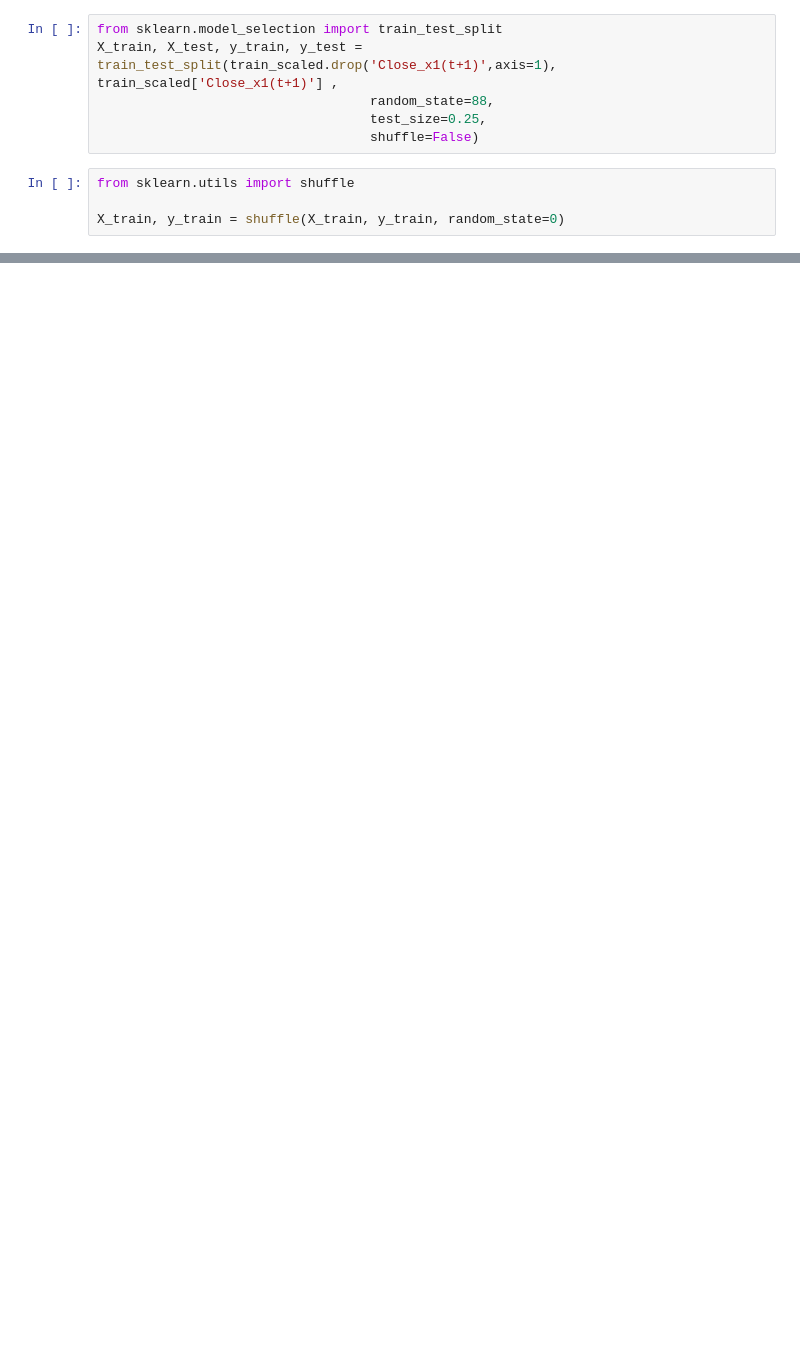
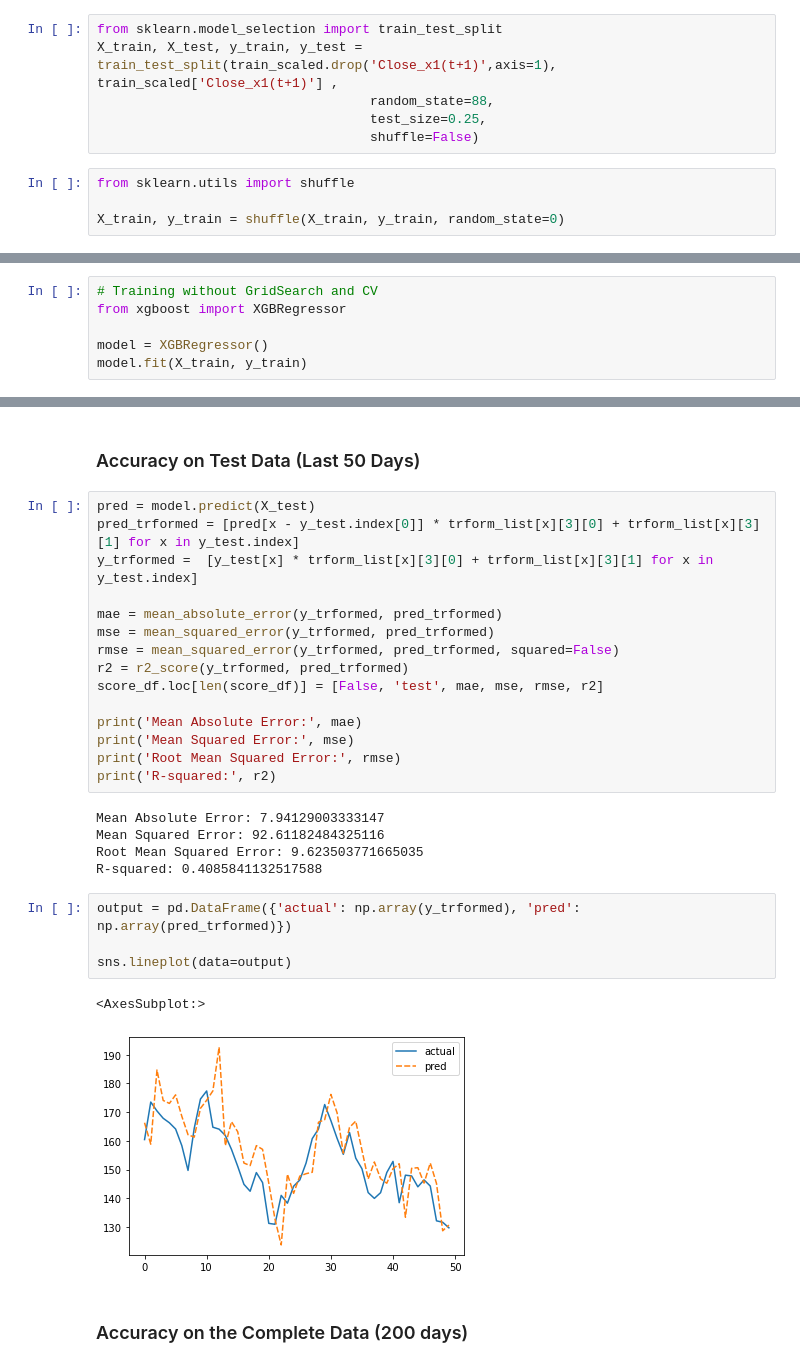
Before and after one commit to HsinZhengWei/BT4222, a Jupyter notebook: xgboost_train.ipynb, the cells around one changed output, grey strips where cells are left out. Saved outputs shown, nothing was run; the diff lists cells and outputs as text; blank space fills up the shorter version.

Commit message:
xgboost and relevant notebook

```diff
--- a/xgboost_train.ipynb
+++ b/xgboost_train.ipynb
@@ -161,0 +196,6 @@ Name: Close_x1(t+1), Length: 150, dtype: float64
+# %%
+# Training without GridSearch and CV
+from xgboost import XGBRegressor
+
+model = XGBRegressor()
+model.fit(X_train, y_train)
@@ -161,0 +213,31 @@ Name: Close_x1(t+1), Length: 150, dtype: float64
+# %% [markdown]
+### Accuracy on Test Data (Last 50 Days)
+# %%
+pred = model.predict(X_test)
+pred_trformed = [pred[x - y_test.index[0]] * trform_list[x][3][0] + trform_list[x][3][1] for x in y_test.index]
+y_trformed =  [y_test[x] * trform_list[x][3][0] + trform_list[x][3][1] for x in y_test.index]
+
+mae = mean_absolute_error(y_trformed, pred_trformed)
+mse = mean_squared_error(y_trformed, pred_trformed)
+rmse = mean_squared_error(y_trformed, pred_trformed, squared=False)
+r2 = r2_score(y_trformed, pred_trformed)
+score_df.loc[len(score_df)] = [False, 'test', mae, mse, rmse, r2]
+
+print('Mean Absolute Error:', mae)
+print('Mean Squared Error:', mse)
+print('Root Mean Squared Error:', rmse)
+print('R-squared:', r2)
+# %% [output]
+Mean Absolute Error: 7.94129003333147
+Mean Squared Error: 92.61182484325116
+Root Mean Squared Error: 9.623503771665035
+R-squared: 0.4085841132517588
+# %%
+output = pd.DataFrame({'actual': np.array(y_trformed), 'pred': np.array(pred_trformed)})
+
+sns.lineplot(data=output)
+# %% [output]
+<AxesSubplot:>
+[figure, added]
+# %% [markdown]
+### Accuracy on the Complete Data (200 days)
```
Also changed, not shown: parts of 47 cells of this notebook, 4 other files.
